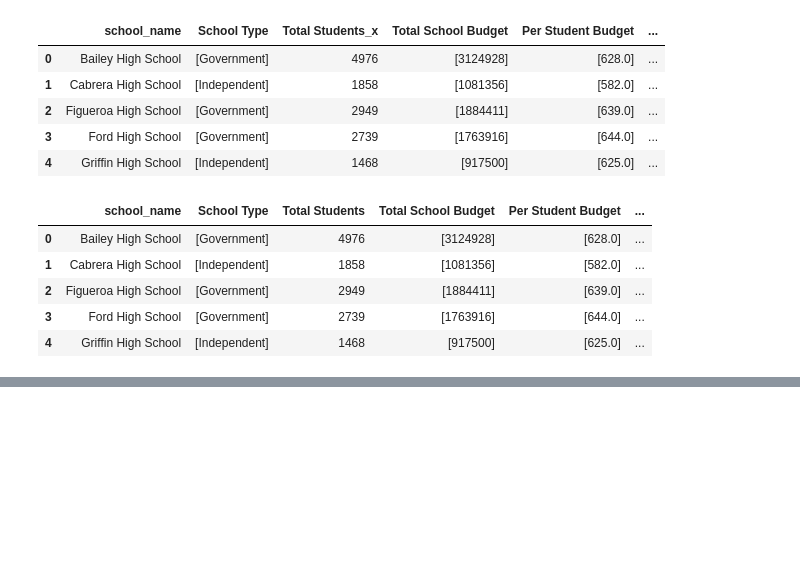
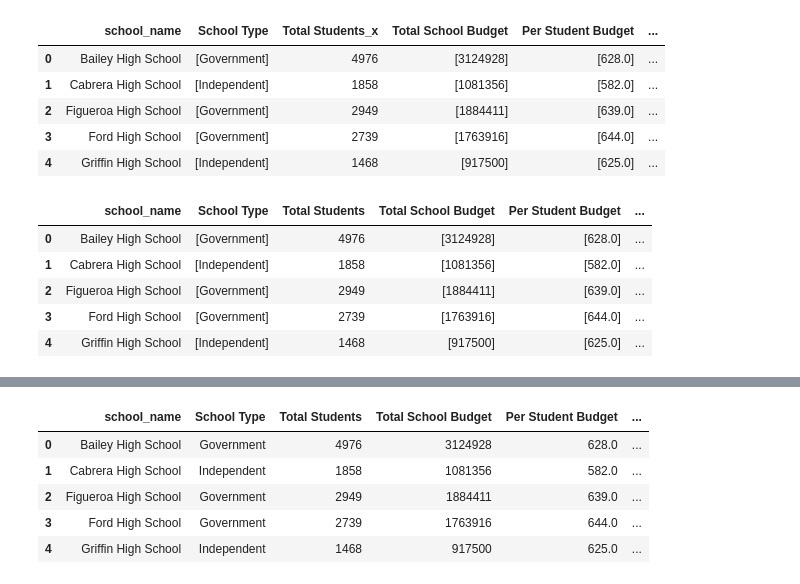
Before and after one commit to shanCH3n/pandas-challenge, a Jupyter notebook: PyCitySchools_MAIN.ipynb, the cells around one changed output, grey strips where cells are left out. Drawn from its saved outputs; the diff is of its cells as text; code cells hidden in the pictures; blank space fills up the shorter version.

```diff
--- a/PyCitySchools_MAIN.ipynb
+++ b/PyCitySchools_MAIN.ipynb
@@ -622,0 +659,11 @@ penu_summary2.head()
+# %%
+#correct formatting of values in 'School Type' Column
+penu_summary2['School Type'] = penu_summary2['School Type'].str.get(0)
+penu_summary2.head()
+# %% [output]
+|  | school_name | School Type | Total Students | Total School Budget | Per Student Budget | ... |
+| 0 | Bailey High School | Government | 4976 | 3124928 | 628.0 | ... |
+| 1 | Cabrera High School | Independent | 1858 | 1081356 | 582.0 | ... |
+| 2 | Figueroa High School | Government | 2949 | 1884411 | 639.0 | ... |
+| 3 | Ford High School | Government | 2739 | 1763916 | 644.0 | ... |
+| 4 | Griffin High School | Independent | 1468 | 917500 | 625.0 | ... |
```
Also changed, not shown: parts of 3 cells of this notebook.
